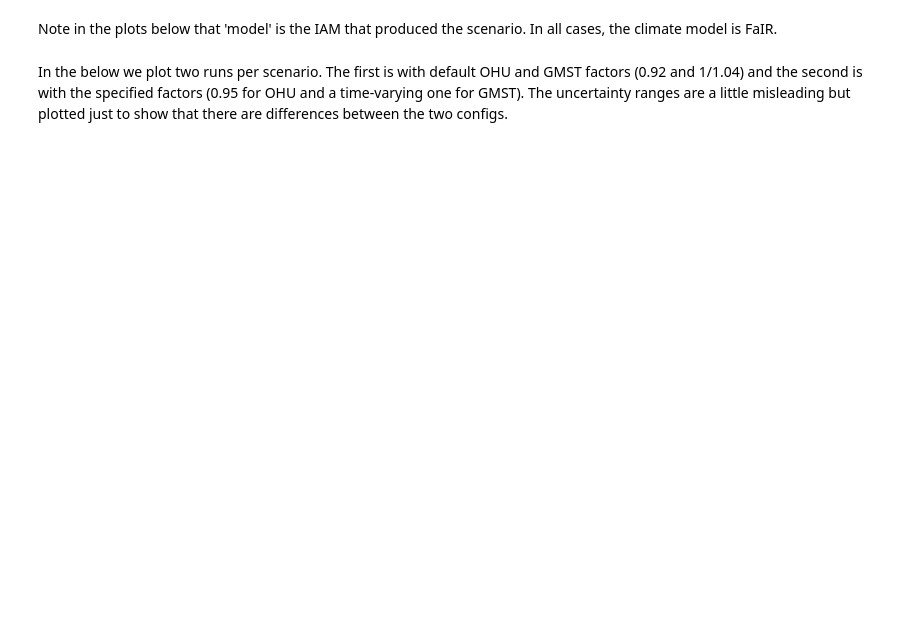
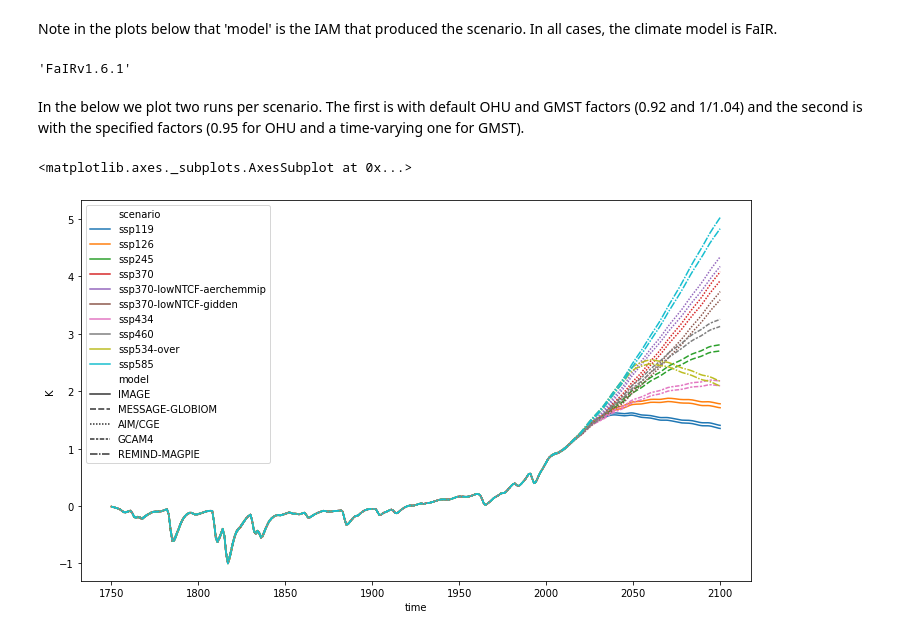
Before and after one commit to openscm/openscm-runner, a Jupyter notebook: notebooks/fair-gmst-ohu-factors.ipynb, the cells around one changed output. Saved outputs shown, nothing was run; the diff lists cells and outputs as text; code cells hidden in the pictures; blank space fills up the shorter version.

```diff
--- a/notebooks/fair-gmst-ohu-factors.ipynb
+++ b/notebooks/fair-gmst-ohu-factors.ipynb
@@ -46,7 +53,7 @@ x = run(
     },
     scenarios=df_fair,
     output_variables=(
-        "Surface Temperature (GMST)",
+        "Surface Air Ocean Blended Temperature Change",
         "Heat Content|Ocean",
         "Heat Uptake|Ocean",
     ),
@@ -56,14 +63,24 @@ Note in the plots below that 'model' is the IAM that produced the scenario. In a
 # %%
 # NBVAL_IGNORE_OUTPUT
 x.get_unique_meta("climate_model", no_duplicates=True)
+# %% [output]
+'FaIRv1.6.1'
 # %% [markdown]
-In the below we plot two runs per scenario. The first is with default OHU and GMST factors (0.92 and 1/1.04) and the second is with the specified factors (0.95 for OHU and a time-varying one for GMST). The uncertainty ranges are a little misleading but plotted just to show that there are differences between the two configs.
+In the below we plot two runs per scenario. The first is with default OHU and GMST factors (0.92 and 1/1.04) and the second is with the specified factors (0.95 for OHU and a time-varying one for GMST).
 # %%
 # NBVAL_IGNORE_OUTPUT
 ax = plt.figure(figsize=(12, 7)).add_subplot(111)
-x.filter(variable="Surface Temperature (GMST)").lineplot(
-    hue="scenario", style="model", ax=ax, time_axis="year"
+x.filter(variable="Surface Air Ocean Blended Temperature Change").lineplot(
+    hue="scenario",
+    style="model",
+    ax=ax,
+    time_axis="year",
+    units="run_id",
+    estimator=None,
 )
+# %% [output]
+<matplotlib.axes._subplots.AxesSubplot at 0x...>
+[figure, added]
 # %%
 # NBVAL_IGNORE_OUTPUT
 ax = plt.figure(figsize=(12, 7)).add_subplot(111)
```
Also changed, not shown: parts of 5 cells of this notebook, 5 other files.
